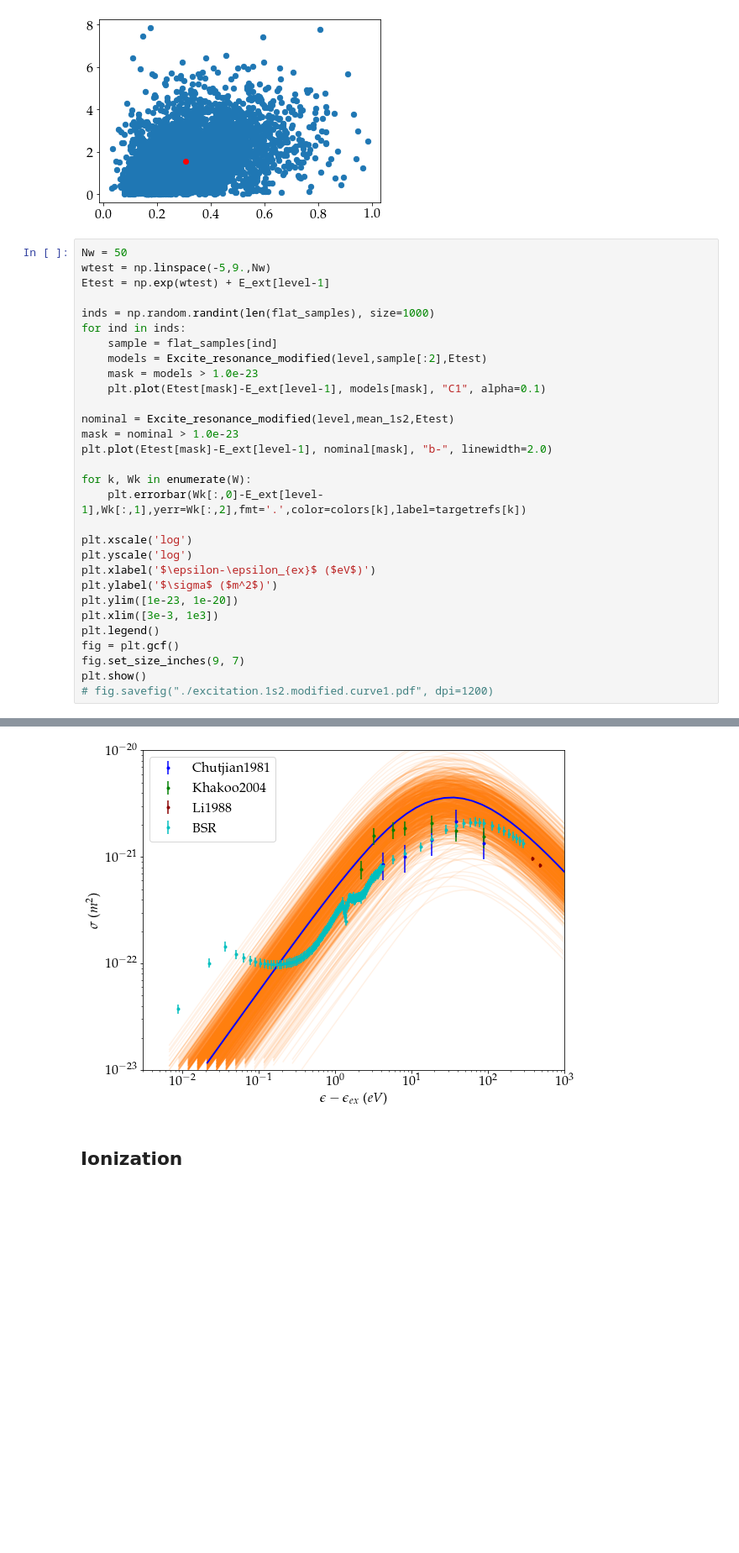
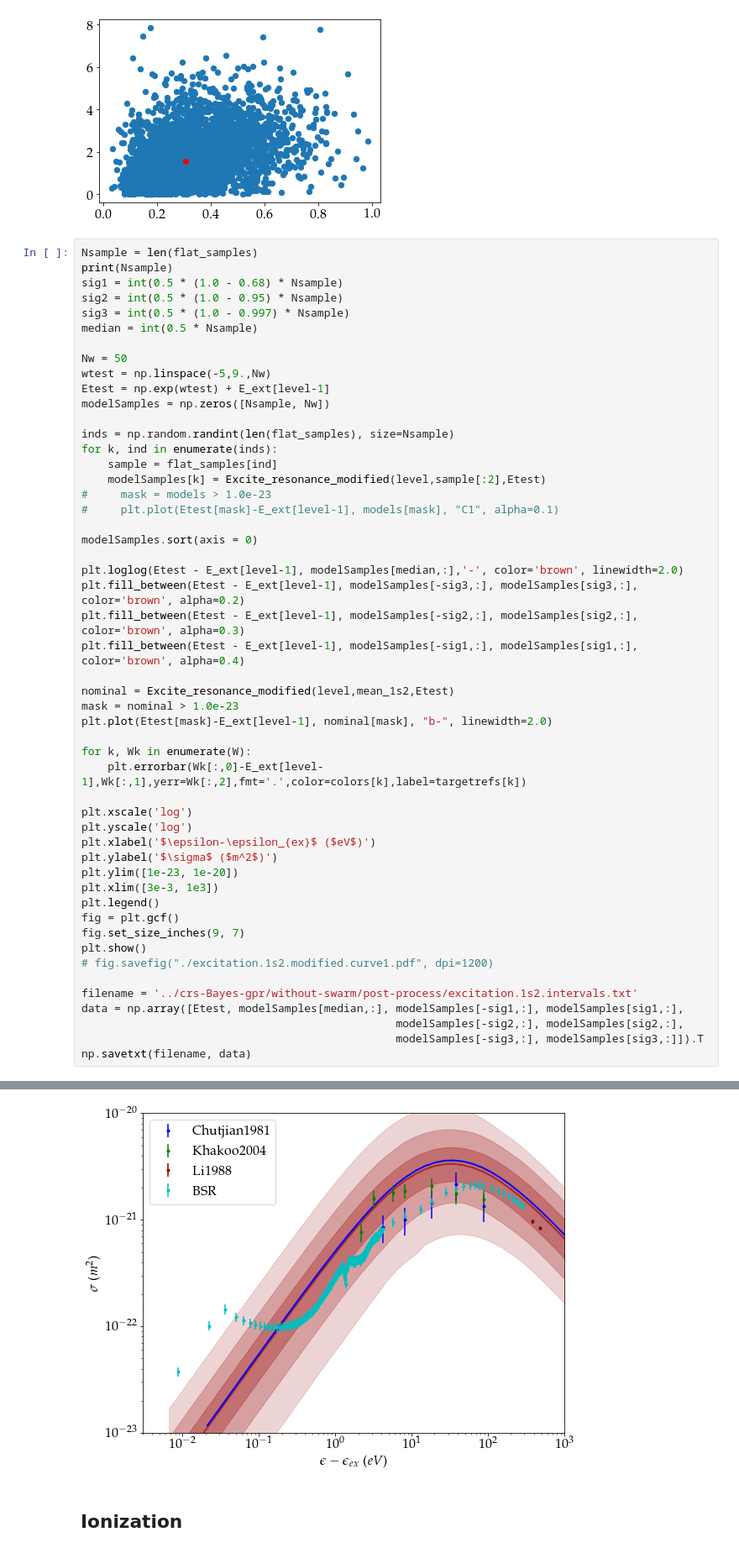
Before and after one commit to dreamer2368/uncertain-crs, a Jupyter notebook: bolsig/crs_nominal_params.ipynb, the cells around one changed output, grey strips where cells are left out. Shown at 84% size. Saved outputs shown, nothing was run; the diff lists cells and outputs as text; blank space fills up the shorter version.

```diff
--- a/bolsig/crs_nominal_params.ipynb
+++ b/bolsig/crs_nominal_params.ipynb
@@ -563,16 +629,31 @@ plt.plot(mean_1s2[0], mean_1s2[1], 'or')
 [<matplotlib.lines.Line2D at 0x...>]
 [figure]
 # %%
+Nsample = len(flat_samples)
+print(Nsample)
+sig1 = int(0.5 * (1.0 - 0.68) * Nsample)
+sig2 = int(0.5 * (1.0 - 0.95) * Nsample)
+sig3 = int(0.5 * (1.0 - 0.997) * Nsample)
+median = int(0.5 * Nsample)
+
 Nw = 50
 wtest = np.linspace(-5,9.,Nw)
 Etest = np.exp(wtest) + E_ext[level-1]
+modelSamples = np.zeros([Nsample, Nw])
 
-inds = np.random.randint(len(flat_samples), size=1000)
-for ind in inds:
+inds = np.random.randint(len(flat_samples), size=Nsample)
+for k, ind in enumerate(inds):
     sample = flat_samples[ind]
-    models = Excite_resonance_modified(level,sample[:2],Etest)
-    mask = models > 1.0e-23
-    plt.plot(Etest[mask]-E_ext[level-1], models[mask], "C1", alpha=0.1)
+    modelSamples[k] = Excite_resonance_modified(level,sample[:2],Etest)
+#     mask = models > 1.0e-23
+#     plt.plot(Etest[mask]-E_ext[level-1], models[mask], "C1", alpha=0.1)
+
+modelSamples.sort(axis = 0)
+
+plt.loglog(Etest - E_ext[level-1], modelSamples[median,:],'-', color='brown', linewidth=2.0)
+plt.fill_between(Etest - E_ext[level-1], modelSamples[-sig3,:], modelSamples[sig3,:], color='brown', alpha=0.2)
+plt.fill_between(Etest - E_ext[level-1], modelSamples[-sig2,:], modelSamples[sig2,:], color='brown', alpha=0.3)
+plt.fill_between(Etest - E_ext[level-1], modelSamples[-sig1,:], modelSamples[sig1,:], color='brown', alpha=0.4)
 
 nominal = Excite_resonance_modified(level,mean_1s2,Etest)
 mask = nominal > 1.0e-23
@@ -592,4 +673,10 @@ fig = plt.gcf()
 fig.set_size_inches(9, 7)
 plt.show()
 # fig.savefig("./excitation.1s2.modified.curve1.pdf", dpi=1200)
+
+filename = '../crs-Bayes-gpr/without-swarm/post-process/excitation.1s2.intervals.txt'
+data = np.array([Etest, modelSamples[median,:], modelSamples[-sig1,:], modelSamples[sig1,:],
+                                                modelSamples[-sig2,:], modelSamples[sig2,:],
+                                                modelSamples[-sig3,:], modelSamples[sig3,:]]).T
+np.savetxt(filename, data)
 # %% [output]
@@ -596,4 +684,4 @@ plt.show()
-[figure, old version]
+[figure, new version]
 # %% [markdown]
 ## Ionization
 # %%
```
Also changed, not shown: parts of 7 cells of this notebook, 2 other files.
